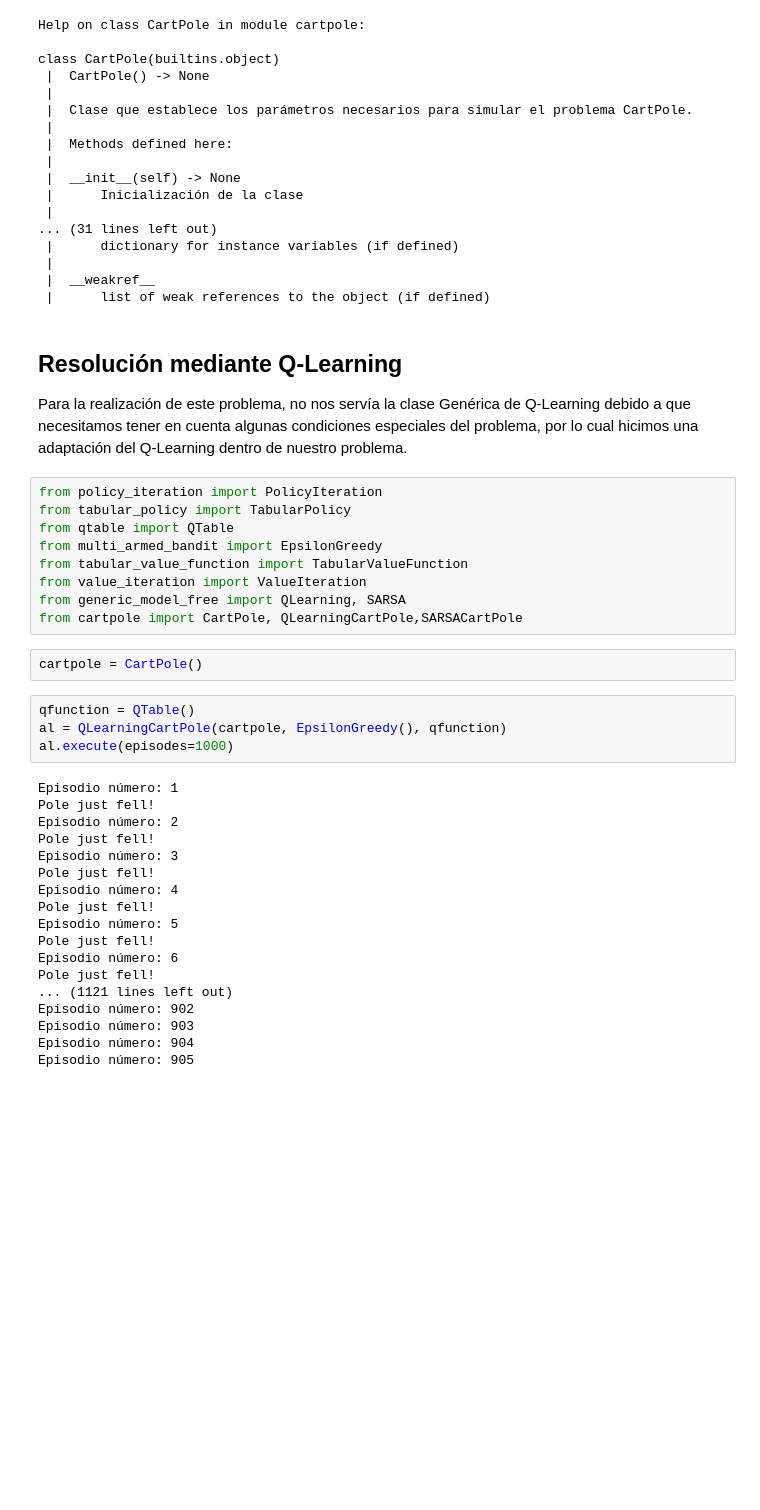
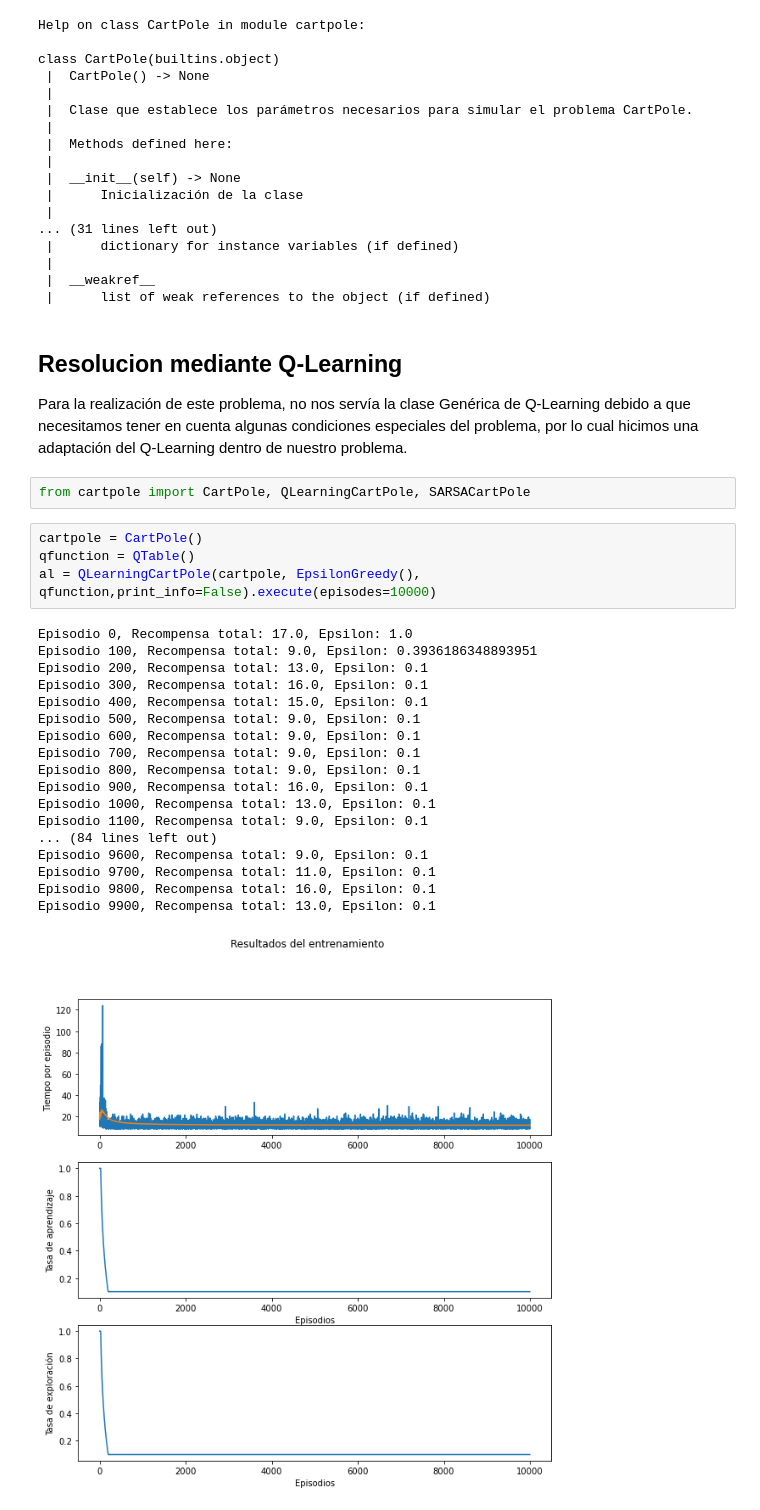
Before and after one commit to kennyfh/SVRAI, a Jupyter notebook: Ejercicios.ipynb, the cells around one changed output. Cells and saved outputs as stored; diff of their text form; blank space fills up the shorter version.

```diff
--- a/Ejercicios.ipynb
+++ b/Ejercicios.ipynb
@@ -701,39 +691,31 @@ class CartPole(builtins.object)
  |  __weakref__
  |      list of weak references to the object (if defined)
 # %% [markdown]
-## Resolución mediante Q-Learning
+## Resolucion mediante Q-Learning
 
 Para la realización de este problema, no nos servía la clase Genérica de Q-Learning debido a que necesitamos tener en cuenta algunas condiciones especiales del problema, por lo cual hicimos una adaptación del Q-Learning dentro de nuestro problema.
-# %%
-from policy_iteration import PolicyIteration
-from tabular_policy import TabularPolicy
-from qtable import QTable
-from multi_armed_bandit import EpsilonGreedy
-from tabular_value_function import TabularValueFunction
-from value_iteration import ValueIteration
-from generic_model_free import QLearning, SARSA
-from cartpole import CartPole, QLearningCartPole,SARSACartPole
-# %%
-cartpole = CartPole()
+# %%
+from cartpole import CartPole, QLearningCartPole, SARSACartPole
 # %%
+cartpole = CartPole()
 qfunction = QTable()
-al = QLearningCartPole(cartpole, EpsilonGreedy(), qfunction)
-al.execute(episodes=1000)
+al = QLearningCartPole(cartpole, EpsilonGreedy(), qfunction,print_info=False).execute(episodes=10000)
 # %% [output]
-Episodio número: 1
-Pole just fell!
-Episodio número: 2
-Pole just fell!
-Episodio número: 3
-Pole just fell!
-Episodio número: 4
-Pole just fell!
-Episodio número: 5
-Pole just fell!
-Episodio número: 6
-Pole just fell!
-... (1121 lines left out)
-Episodio número: 902
-Episodio número: 903
-Episodio número: 904
-Episodio número: 905
+Episodio 0, Recompensa total: 17.0, Epsilon: 1.0
+Episodio 100, Recompensa total: 9.0, Epsilon: 0.3936186348893951
+Episodio 200, Recompensa total: 13.0, Epsilon: 0.1
+Episodio 300, Recompensa total: 16.0, Epsilon: 0.1
+Episodio 400, Recompensa total: 15.0, Epsilon: 0.1
+Episodio 500, Recompensa total: 9.0, Epsilon: 0.1
+Episodio 600, Recompensa total: 9.0, Epsilon: 0.1
+Episodio 700, Recompensa total: 9.0, Epsilon: 0.1
+Episodio 800, Recompensa total: 9.0, Epsilon: 0.1
+Episodio 900, Recompensa total: 16.0, Epsilon: 0.1
+Episodio 1000, Recompensa total: 13.0, Epsilon: 0.1
+Episodio 1100, Recompensa total: 9.0, Epsilon: 0.1
+... (84 lines left out)
+Episodio 9600, Recompensa total: 9.0, Epsilon: 0.1
+Episodio 9700, Recompensa total: 11.0, Epsilon: 0.1
+Episodio 9800, Recompensa total: 16.0, Epsilon: 0.1
+Episodio 9900, Recompensa total: 13.0, Epsilon: 0.1
+[figure, added]
```
Also changed, not shown: parts of 30 cells of this notebook, 6 other files.
